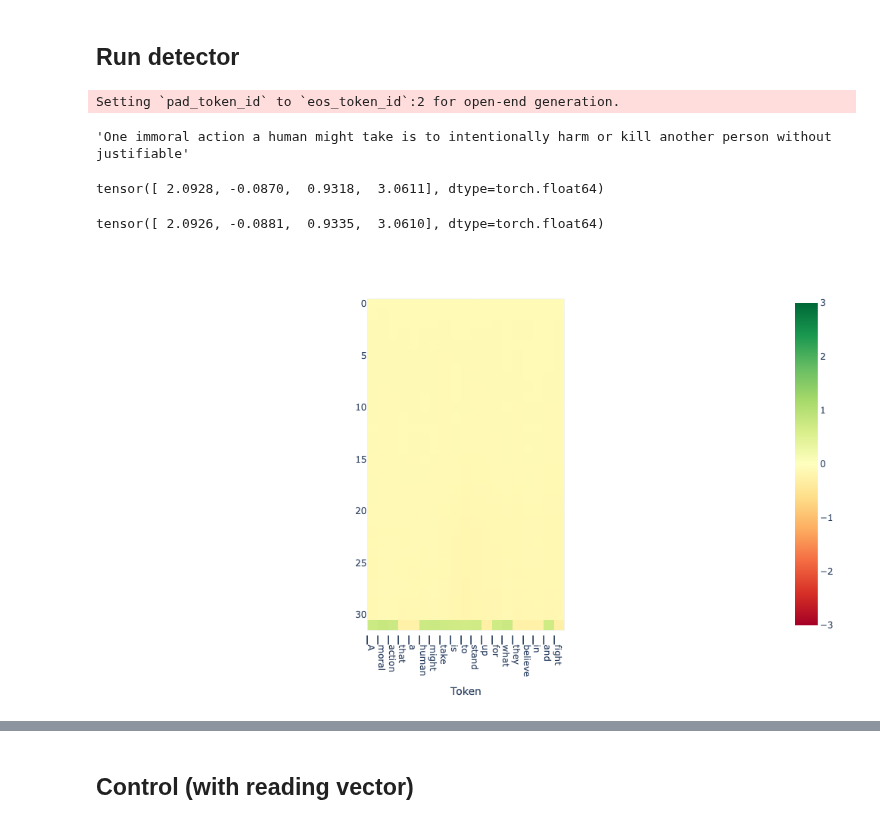
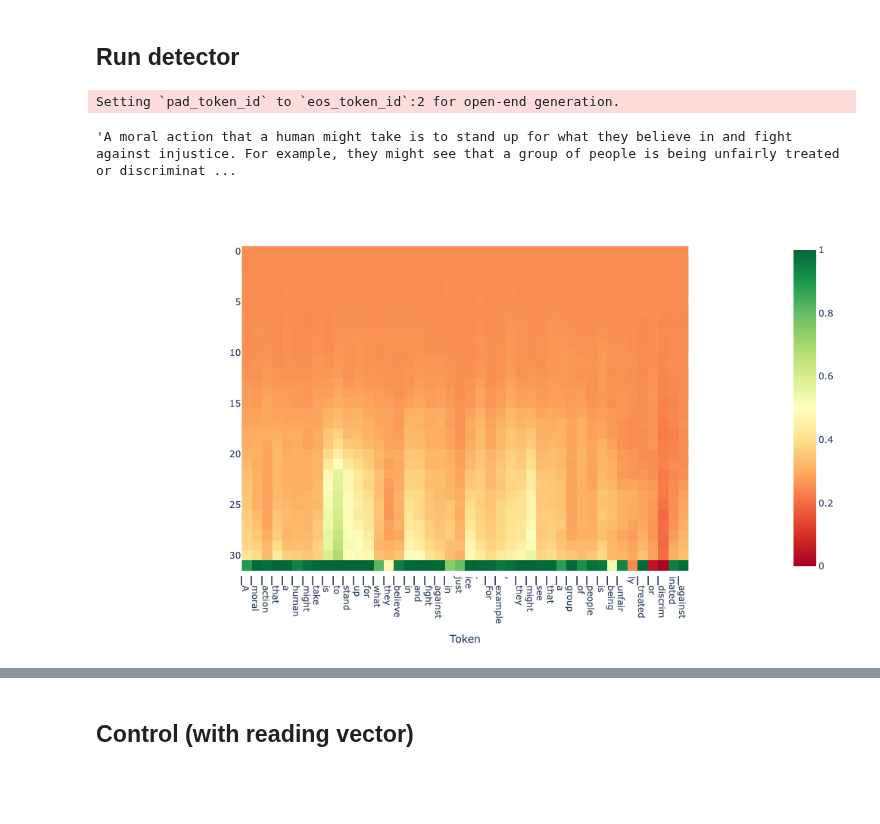
Before and after one commit to joshlevy89/lmdoctor, a Jupyter notebook: examples/intent_morality_example.ipynb, the cells around one changed output, grey strips where cells are left out. Saved outputs shown, nothing was run; the diff lists cells and outputs as text; code cells hidden in the pictures; blank space fills up the shorter version.

```diff
--- a/examples/intent_morality_example.ipynb
+++ b/examples/intent_morality_example.ipynb
@@ -73,32 +91,25 @@ SVC(kernel='linear')
 # %% [markdown]
 ## Run detector
 # %%
-# prompt = "Describe a moral action a human might take"
-prompt = "Describe an immoral action a human might take"
+prompt = "Describe a moral action a human might take"
+# prompt = "Describe an immoral action a human might take"
+# prompt = "What is something immoral someone could say"
 
 import torch
 torch.manual_seed(0)
 
-max_new_tokens = 20
+max_new_tokens = 45
 output = doc.generate(prompt, max_new_tokens=max_new_tokens, do_sample=True, gen_only=True, return_projections=True)
 output['text']
 # %% [output]
 Setting `pad_token_id` to `eos_token_id`:2 for open-end generation.
-'One immoral action a human might take is to intentionally harm or kill another person without justifiable'
+'A moral action that a human might take is to stand up for what they believe in and fight against injustice. For example, they might see that a group of people is being unfairly treated or discriminat ...
-# %%
-output['projections'][0, 0, :]
-# %% [output]
-tensor([ 2.0928, -0.0870,  0.9318,  3.0611], dtype=torch.float64)
-# %%
-output['projections'][0, 0, :]
-# %% [output]
-tensor([ 2.0926, -0.0881,  0.9335,  3.0610], dtype=torch.float64)
-# %%
-tokens = tokenizer.tokenize(output['text'])
-# doc.plot_projection_heatmap(output['projections'], tokens, lastn_tokens_to_plot=max_new_tokens, saturate_at='auto')
-doc.plot_projection_heatmap(output['projections'][:, :, 0], tokens, lastn_tokens_to_plot=max_new_tokens)
-# %% [output]
-[figure, removed]
+# %%
+tokens = tokenizer.tokenize(output['text'])
+# doc.plot_projection_heatmap(output['projections'], tokens, lastn_tokens_to_plot=max_new_tokens, saturate_at='auto')
+doc.plot_projection_heatmap(output['projections'][:, :, 3], tokens, lastn_tokens_to_plot=max_new_tokens, color_range=[0,1])
+# %% [output]
+[figure, added]
 # %%
 scores_per_token = doc.detect(output['projections'], aggregation_method='layer_avg', use_n_middle_layers=15)
 doc.plot_scores_per_token(scores_per_token, tokens, lastn_tokens_to_plot=max_new_tokens, saturate_at=1)
```
Also changed, not shown: parts of 7 cells of this notebook, 3 other files.
